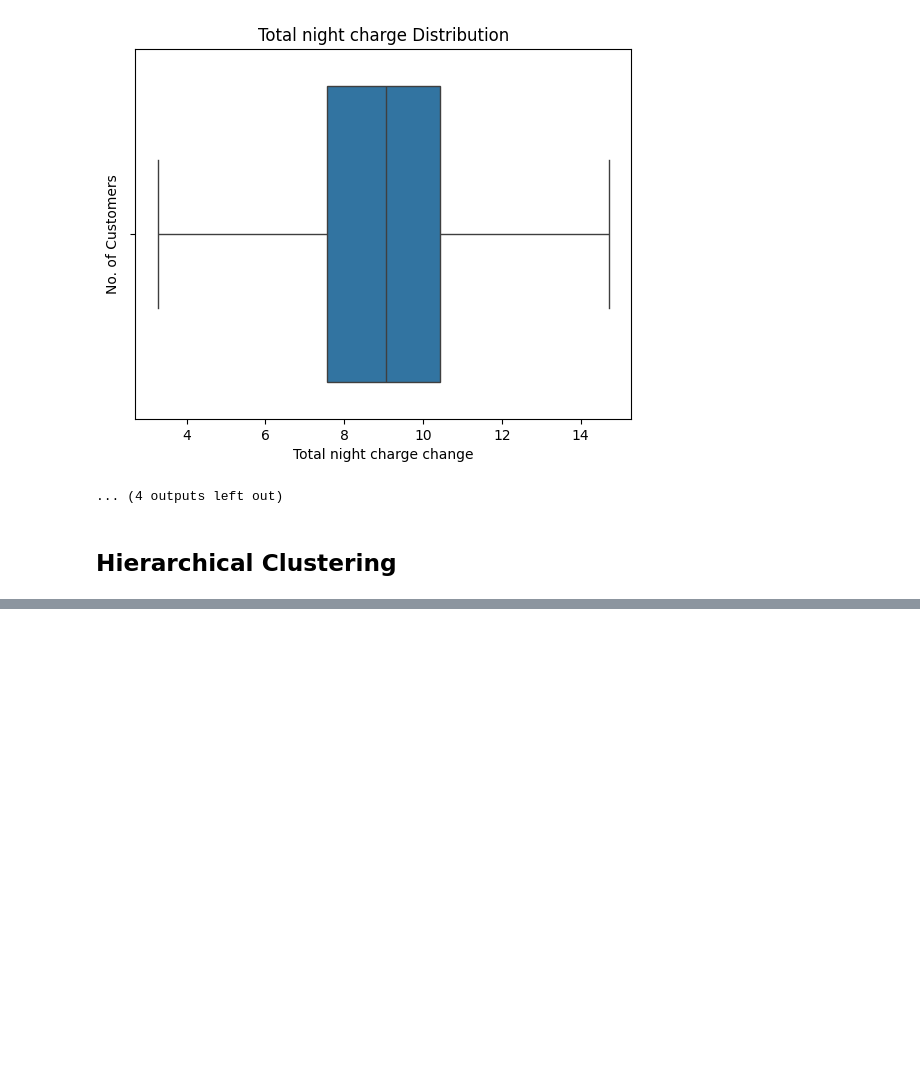
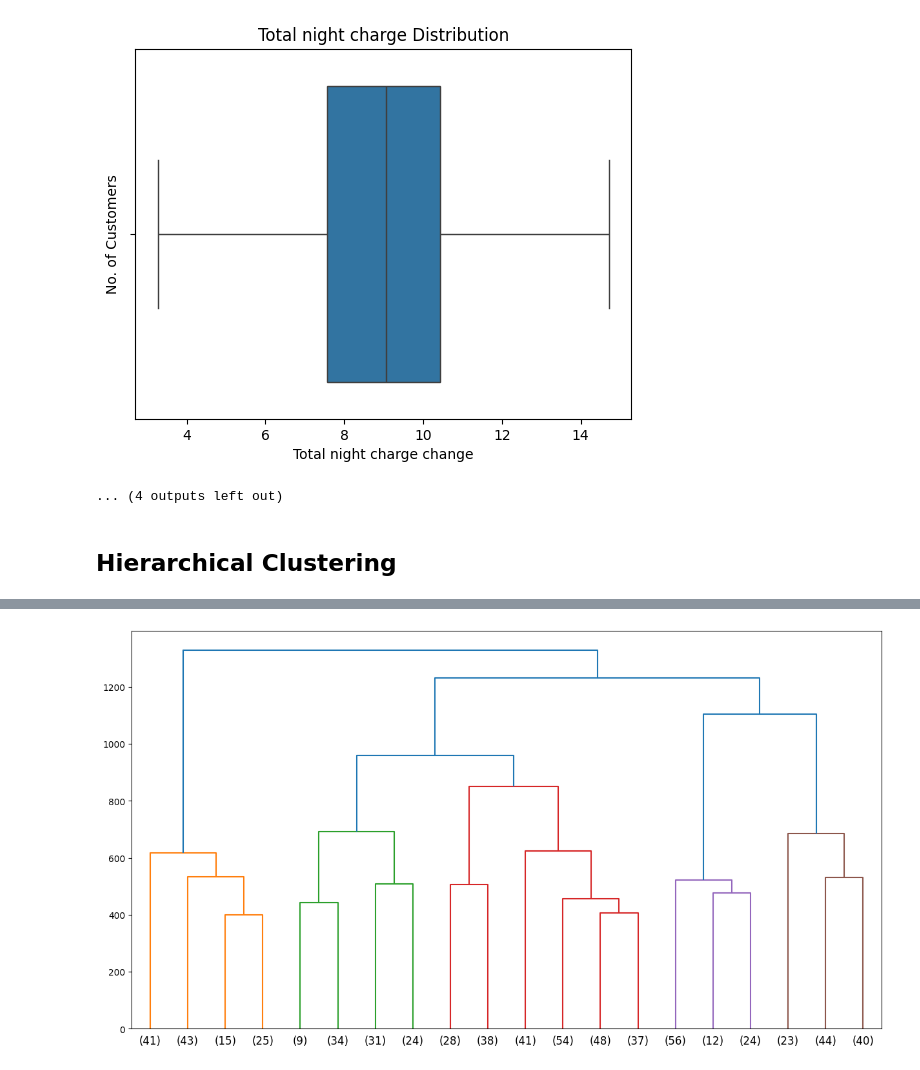
Before and after one commit to NikitaaArora/Ineuron, a Jupyter notebook: ML/Clustering/clustering_Teldata.ipynb, the cells around one changed output, grey strips where cells are left out. Cells and saved outputs as stored; diff of their text form; code cells hidden in the pictures; blank space fills up the shorter version.

```diff
--- a/ML/Clustering/clustering_Teldata.ipynb
+++ b/ML/Clustering/clustering_Teldata.ipynb
@@ -216,0 +336,8 @@ def remove_outlier(col):
+# %%
+plt.figure(figsize=(15,8))
+dendrogram(wardlink, truncate_mode='lastp',p=20); #want to see the last 20 clusters that were made.
+
+#truncate_mode shows how much of the dendogram is shown.
+#lastp truncates/cuts the dendogram  to show only last p merged clusters. it displays the top-level clusters formed during the last p merges of the hierarchical clustering process.
+# %% [output]
+[figure, added]
```
Also changed, not shown: parts of 25 cells of this notebook, 1 other file.
